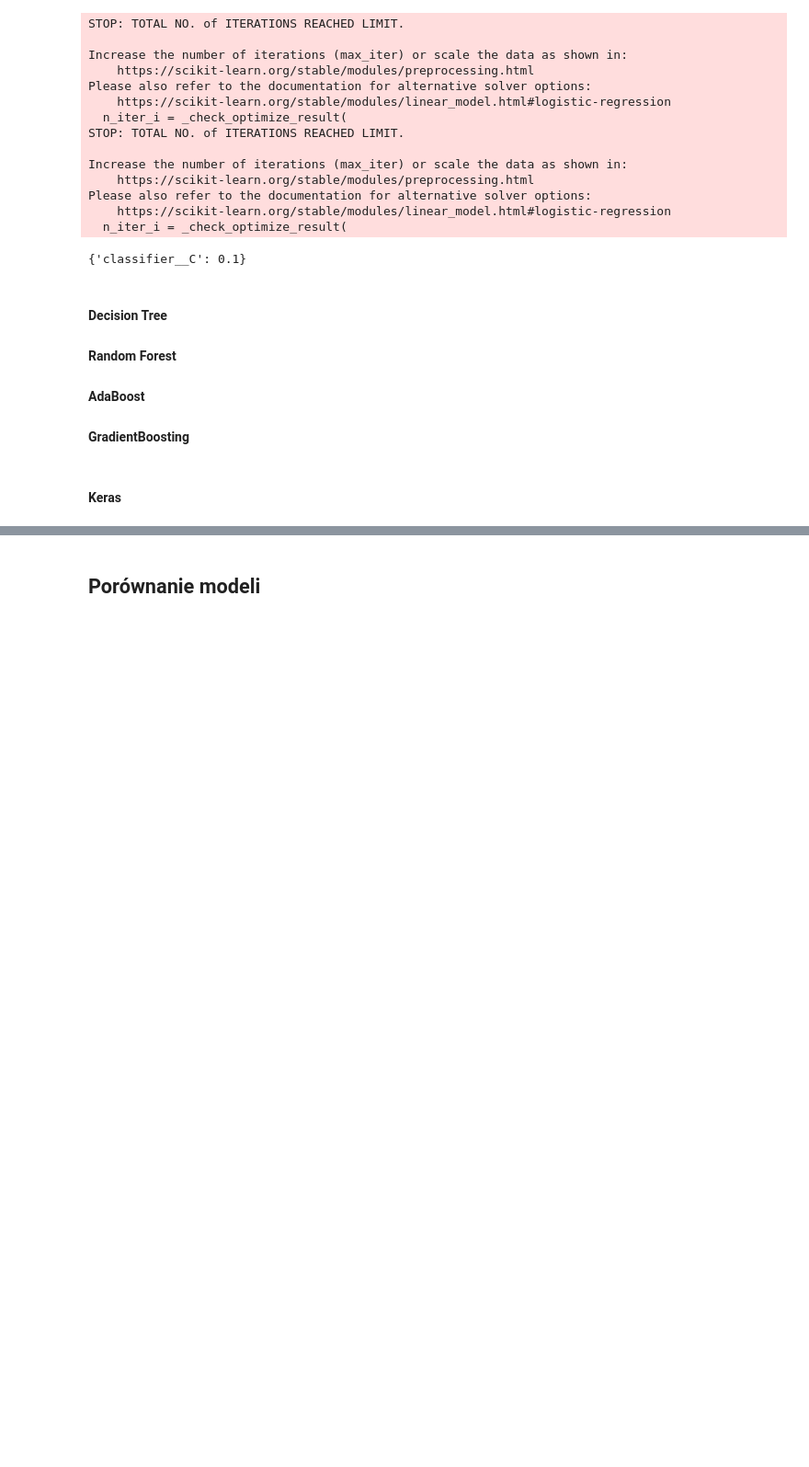
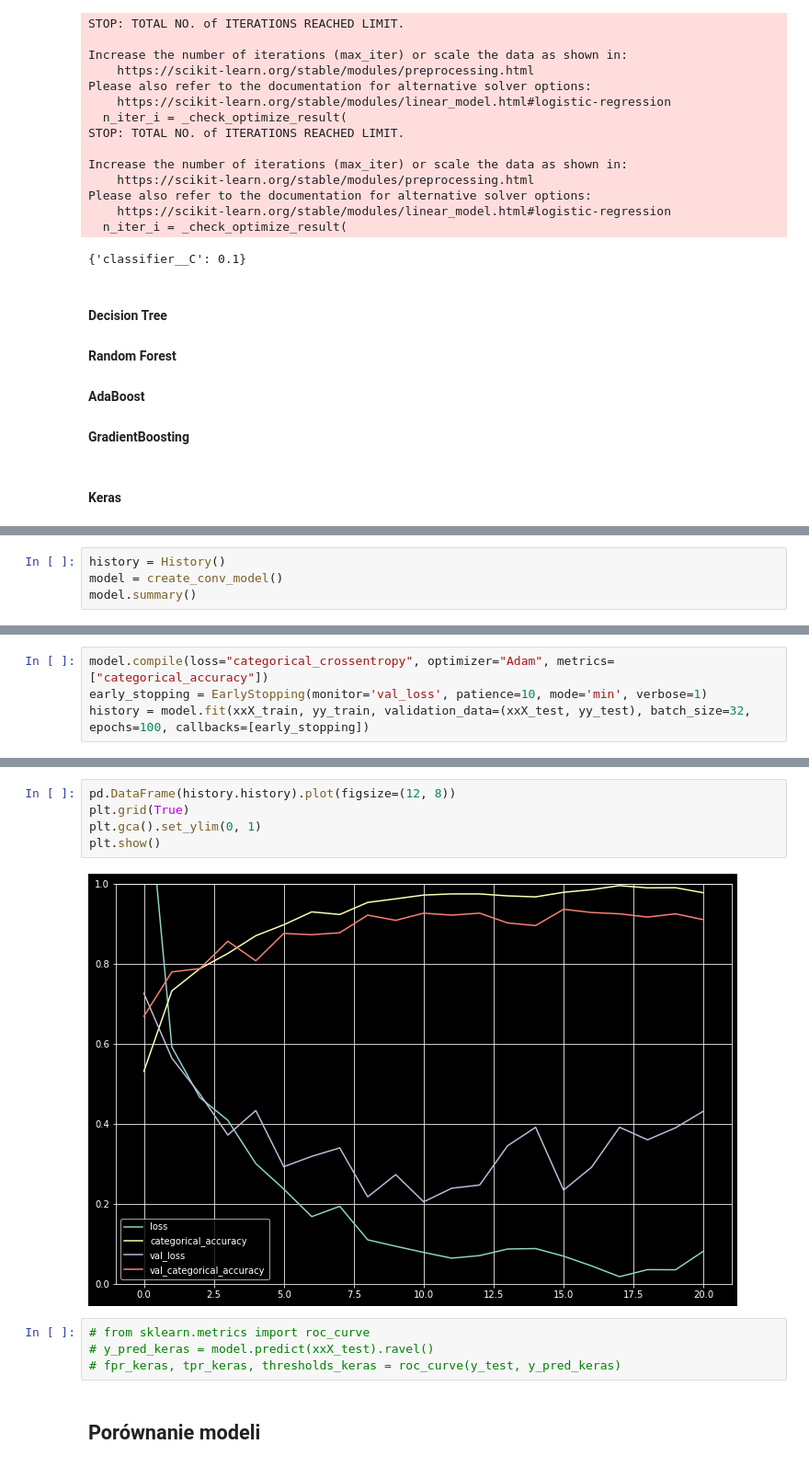
Before and after one commit to hjaremko/psi-projekt, a Jupyter notebook: projekt.ipynb, the cells around one changed output, grey strips where cells are left out. Shown at 92% size. Saved outputs shown, nothing was run; the diff lists cells and outputs as text; blank space fills up the shorter version.

```diff
--- a/projekt.ipynb
+++ b/projekt.ipynb
@@ -508,0 +655,4 @@ AttributeError: 'NoneType' object has no attribute 'loss'
+# %%
+history = History()
+model = create_conv_model()
+model.summary()
@@ -508,0 +677,4 @@ AttributeError: 'NoneType' object has no attribute 'loss'
+# %%
+model.compile(loss="categorical_crossentropy", optimizer="Adam", metrics=["categorical_accuracy"])
+early_stopping = EarlyStopping(monitor='val_loss', patience=10, mode='min', verbose=1)
+history = model.fit(xxX_train, yy_train, validation_data=(xxX_test, yy_test), batch_size=32, epochs=100, callbacks=[early_stopping])
@@ -509,3 +699,14 @@ AttributeError: 'NoneType' object has no attribute 'loss'
+# %%
+pd.DataFrame(history.history).plot(figsize=(12, 8))
+plt.grid(True)
+plt.gca().set_ylim(0, 1)
+plt.show()
+# %% [output]
+[figure, added]
+# %%
+# from sklearn.metrics import roc_curve
+# y_pred_keras = model.predict(xxX_test).ravel()
+# fpr_keras, tpr_keras, thresholds_keras = roc_curve(y_test, y_pred_keras)
 # %% [markdown]
 ## Porównanie modeli
 # %%
```
Also changed, not shown: parts of 29 cells of this notebook, 2 other files.
